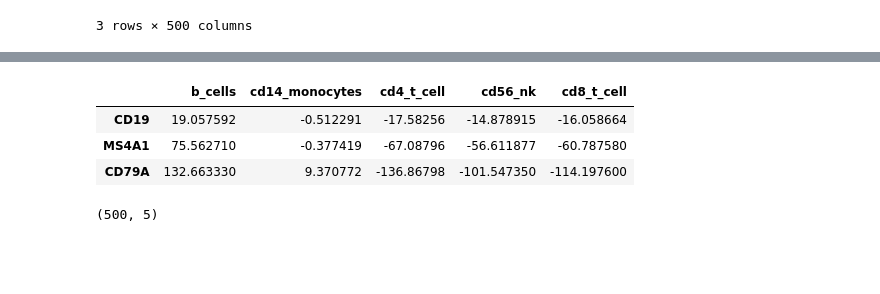
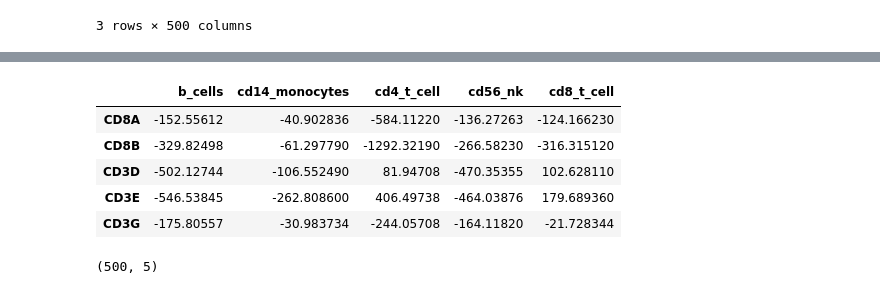
Before and after one commit to lewinsohndp/scSHARP, a Jupyter notebook: pbmc_int.ipynb, the cells around one changed output, grey strips where cells are left out. Cells and saved outputs as stored; diff of their text form; code cells hidden in the pictures; blank space fills up the shorter version.

Commit message:
interpretation updates

```diff
--- a/pbmc_int.ipynb
+++ b/pbmc_int.ipynb
@@ -6,10 +7,12 @@ import torch
 # %%
-int_df = pd.read_csv("pbmc_test_interpretation_markers_only_test.csv", index_col=0)
+int_df = pd.read_csv("pbmc_test_interpretation_markers_only_test_cell_specific.csv", index_col=0)
 cor_loadings = pd.read_csv("cor_loadings.csv", index_col=0)
 mean_atts = pd.read_csv("mean_atts.csv", index_col=0)
 gene_loadings = pd.read_csv("comp_loadings.csv", index_col=0)
 cor_loadings.index = int_df.index
 gene_loadings.index = int_df.index
+atts = pd.read_csv("single_atts.csv", index_col=0)
+preds = pd.read_csv("preds_test.csv", index_col=0)
 # %%
 markers,marker_names = utilities.read_marker_file("/home/groups/ConradLab/daniel/sharp_data/pbmc_test/markers.txt")
 markers
@@ -62,10 +170,12 @@ mean_atts.iloc[0:10,:]
 # %%
-int_df.loc[b_markers,:]
+int_df.loc[cd8_markers,:]
 # %% [output]
 |  | b_cells | cd14_monocytes | cd4_t_cell | cd56_nk | cd8_t_cell |
-| CD19 | 19.057592 | -0.512291 | -17.58256 | -14.878915 | -16.058664 |
-| MS4A1 | 75.562710 | -0.377419 | -67.08796 | -56.611877 | -60.787580 |
-| CD79A | 132.663330 | 9.370772 | -136.86798 | -101.547350 | -114.197600 |
+| CD8A | -152.55612 | -40.902836 | -584.11220 | -136.27263 | -124.166230 |
+| CD8B | -329.82498 | -61.297790 | -1292.32190 | -266.58230 | -316.315120 |
+| CD3D | -502.12744 | -106.552490 | 81.94708 | -470.35355 | 102.628110 |
+| CD3E | -546.53845 | -262.808600 | 406.49738 | -464.03876 | 179.689360 |
+| CD3G | -175.80557 | -30.983734 | -244.05708 | -164.11820 | -21.728344 |
 # %%
 mean_atts.shape
 # %% [output]
```
Also changed, not shown: parts of 16 cells of this notebook, 10 other files.
